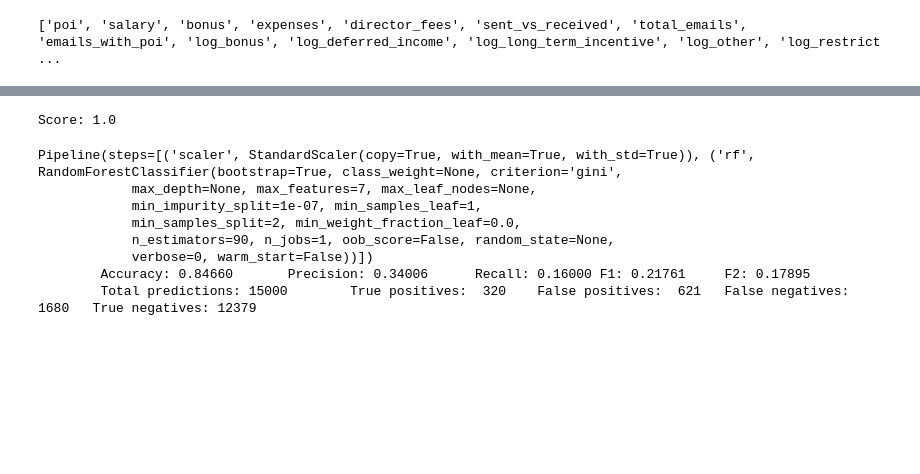
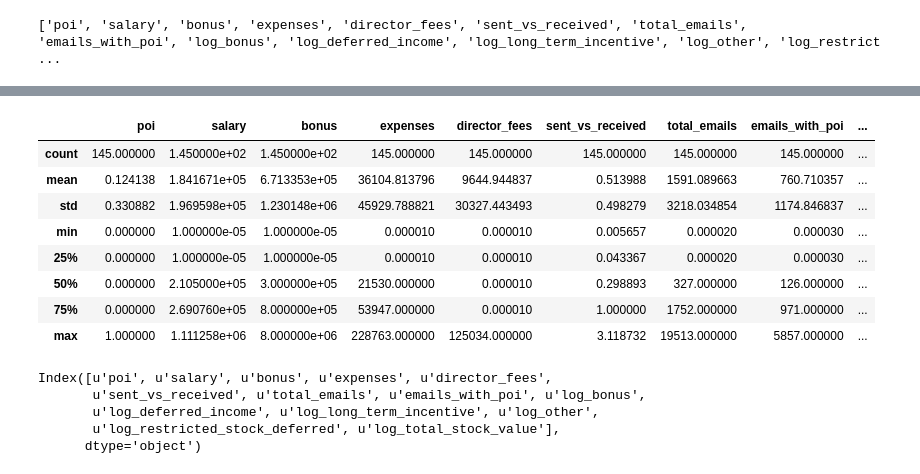
Before and after one commit to LucFrachon/enron_fraud_detection, a Jupyter notebook: project/enron_exploration.ipynb, the cells around one changed output, grey strips where cells are left out. Cells and saved outputs as stored; diff of their text form; code cells hidden in the pictures; blank space fills up the shorter version.

Commit message:
feat: Finalize 2 models

```diff
--- a/project/enron_exploration.ipynb
+++ b/project/enron_exploration.ipynb
@@ -1028,15 +669,0 @@ CV F1-Score: 0.278520923521
-# %%
-# Define pipeline:
-clf = Pipeline(steps = [('scaler', scaler), ('rf', rf)])
-clf.set_params(rf__max_features = gscv.best_params_['max_features'],
-               rf__n_estimators = gscv.best_params_['n_estimators'])
-
-# Fit model:
-#gscv.fit(features, labels)
-clf.fit(features, labels)
-
-#print "Best parameters:", gscv.best_params_
-#print "CV F1-Score:", gscv.best_score_
-print "Score:", clf.score(features, labels)
-# %% [output]
-Score: 1.0
@@ -1151,11 +670,20 @@ def main():
-# %%
-test_classifier(clf, my_data_dict, features_list, folds = 1000)
-# %% [output]
-Pipeline(steps=[('scaler', StandardScaler(copy=True, with_mean=True, with_std=True)), ('rf', RandomForestClassifier(bootstrap=True, class_weight=None, criterion='gini',
-            max_depth=None, max_features=7, max_leaf_nodes=None,
-            min_impurity_split=1e-07, min_samples_leaf=1,
-            min_samples_split=2, min_weight_fraction_leaf=0.0,
-            n_estimators=90, n_jobs=1, oob_score=False, random_state=None,
-            verbose=0, warm_start=False))])
-        Accuracy: 0.84660       Precision: 0.34006      Recall: 0.16000 F1: 0.21761     F2: 0.17895
-        Total predictions: 15000        True positives:  320    False positives:  621   False negatives: 1680   True negatives: 12379
+# %%
+extended_data.describe()
+# %% [output]
+|  | poi | salary | bonus | expenses | director_fees | sent_vs_received | total_emails | emails_with_poi | ... |
+| count | 145.000000 | 1.450000e+02 | 1.450000e+02 | 145.000000 | 145.000000 | 145.000000 | 145.000000 | 145.000000 | ... |
+| mean | 0.124138 | 1.841671e+05 | 6.713353e+05 | 36104.813796 | 9644.944837 | 0.513988 | 1591.089663 | 760.710357 | ... |
+| std | 0.330882 | 1.969598e+05 | 1.230148e+06 | 45929.788821 | 30327.443493 | 0.498279 | 3218.034854 | 1174.846837 | ... |
+| min | 0.000000 | 1.000000e-05 | 1.000000e-05 | 0.000010 | 0.000010 | 0.005657 | 0.000020 | 0.000030 | ... |
+| 25% | 0.000000 | 1.000000e-05 | 1.000000e-05 | 0.000010 | 0.000010 | 0.043367 | 0.000020 | 0.000030 | ... |
+| 50% | 0.000000 | 2.105000e+05 | 3.000000e+05 | 21530.000000 | 0.000010 | 0.298893 | 327.000000 | 126.000000 | ... |
+| 75% | 0.000000 | 2.690760e+05 | 8.000000e+05 | 53947.000000 | 0.000010 | 1.000000 | 1752.000000 | 971.000000 | ... |
+| max | 1.000000 | 1.111258e+06 | 8.000000e+06 | 228763.000000 | 125034.000000 | 3.118732 | 19513.000000 | 5857.000000 | ... |
+# %%
+extended_data.columns
+# %% [output]
+Index([u'poi', u'salary', u'bonus', u'expenses', u'director_fees',
+       u'sent_vs_received', u'total_emails', u'emails_with_poi', u'log_bonus',
+       u'log_deferred_income', u'log_long_term_incentive', u'log_other',
+       u'log_restricted_stock_deferred', u'log_total_stock_value'],
+      dtype='object')
```
Also changed, not shown: parts of 14 cells of this notebook, 6 other files.
